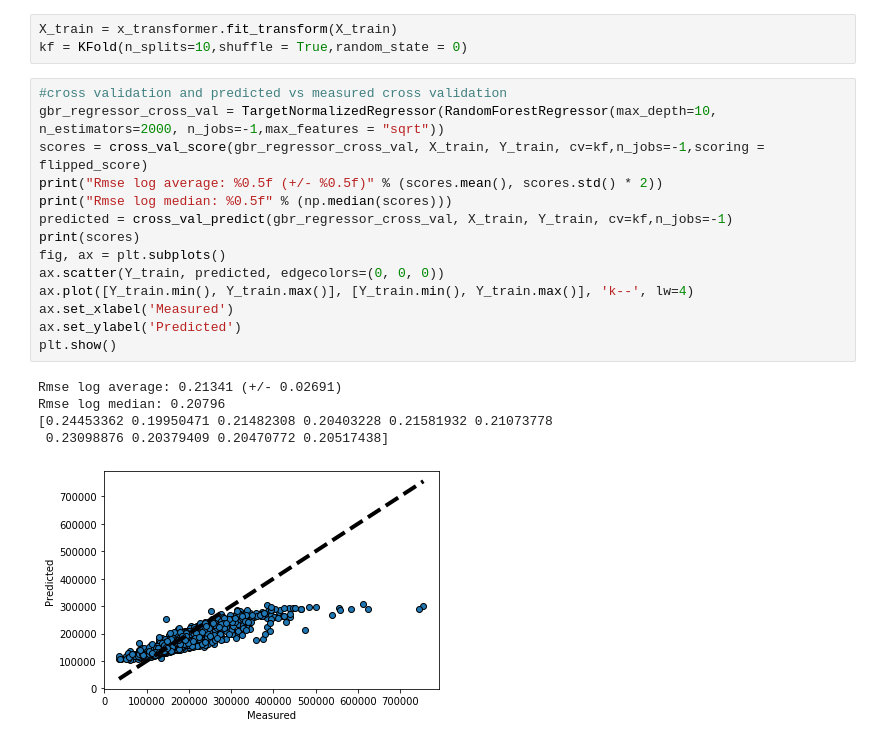
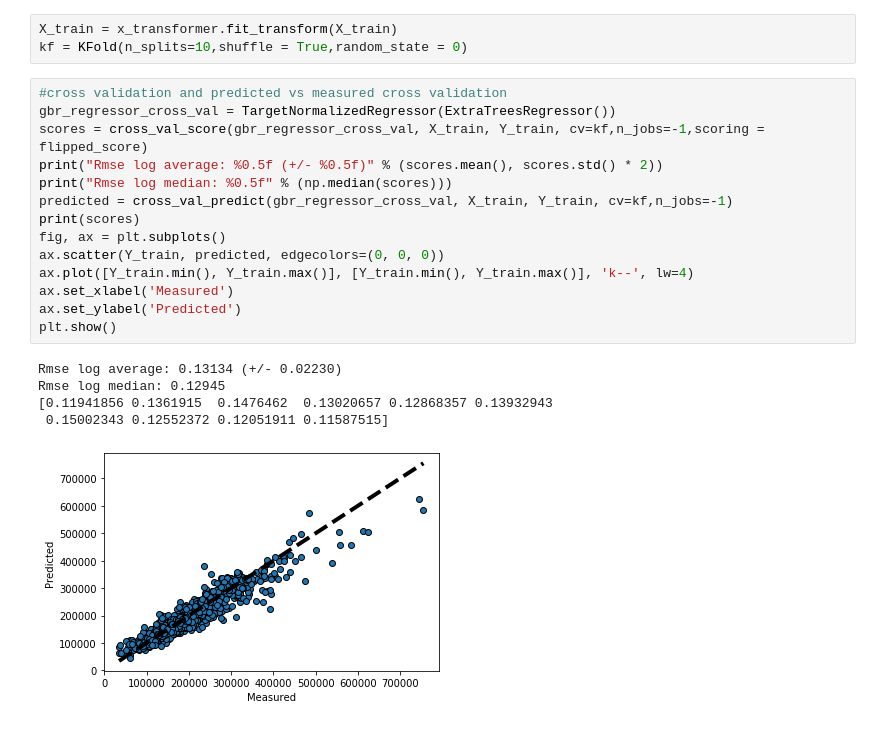
Before and after one commit to ViktorTarasenko/housepricing, a Jupyter notebook: modelling_randomforest.ipynb, the cells around one changed output. Saved outputs shown, nothing was run; the diff lists cells and outputs as text.

```diff
--- a/modelling_randomforest.ipynb
+++ b/modelling_randomforest.ipynb
@@ -76,24 +77,24 @@ X_train = x_transformer.fit_transform(X_train)
 kf = KFold(n_splits=10,shuffle = True,random_state = 0)
 # %%
 #cross validation and predicted vs measured cross validation
-gbr_regressor_cross_val = TargetNormalizedRegressor(RandomForestRegressor(max_depth=10, n_estimators=2000, n_jobs=-1,max_features = "sqrt"))
+gbr_regressor_cross_val = TargetNormalizedRegressor(ExtraTreesRegressor())
 scores = cross_val_score(gbr_regressor_cross_val, X_train, Y_train, cv=kf,n_jobs=-1,scoring = flipped_score)
 print("Rmse log average: %0.5f (+/- %0.5f)" % (scores.mean(), scores.std() * 2))
 print("Rmse log median: %0.5f" % (np.median(scores)))
 predicted = cross_val_predict(gbr_regressor_cross_val, X_train, Y_train, cv=kf,n_jobs=-1)
 print(scores)
 fig, ax = plt.subplots()
 ax.scatter(Y_train, predicted, edgecolors=(0, 0, 0))
 ax.plot([Y_train.min(), Y_train.max()], [Y_train.min(), Y_train.max()], 'k--', lw=4)
 ax.set_xlabel('Measured')
 ax.set_ylabel('Predicted')
 plt.show()
 # %% [output]
-Rmse log average: 0.21341 (+/- 0.02691)
-Rmse log median: 0.20796
-[0.24453362 0.19950471 0.21482308 0.20403228 0.21581932 0.21073778
- 0.23098876 0.20379409 0.20470772 0.20517438]
+Rmse log average: 0.13134 (+/- 0.02230)
+Rmse log median: 0.12945
+[0.11941856 0.1361915  0.1476462  0.13020657 0.12868357 0.13932943
+ 0.15002343 0.12552372 0.12051911 0.11587515]
-[figure, old version]
+[figure, new version]
 # %%
 #learning curve of best model
 plot_learning_curve(gbr_regressor_cross_val, "Title", X_train, Y_train, None, cv=kf, n_jobs=-1,scoring = flipped_score)
```
Also changed, not shown: parts of 2 cells of this notebook, 9 other files.
